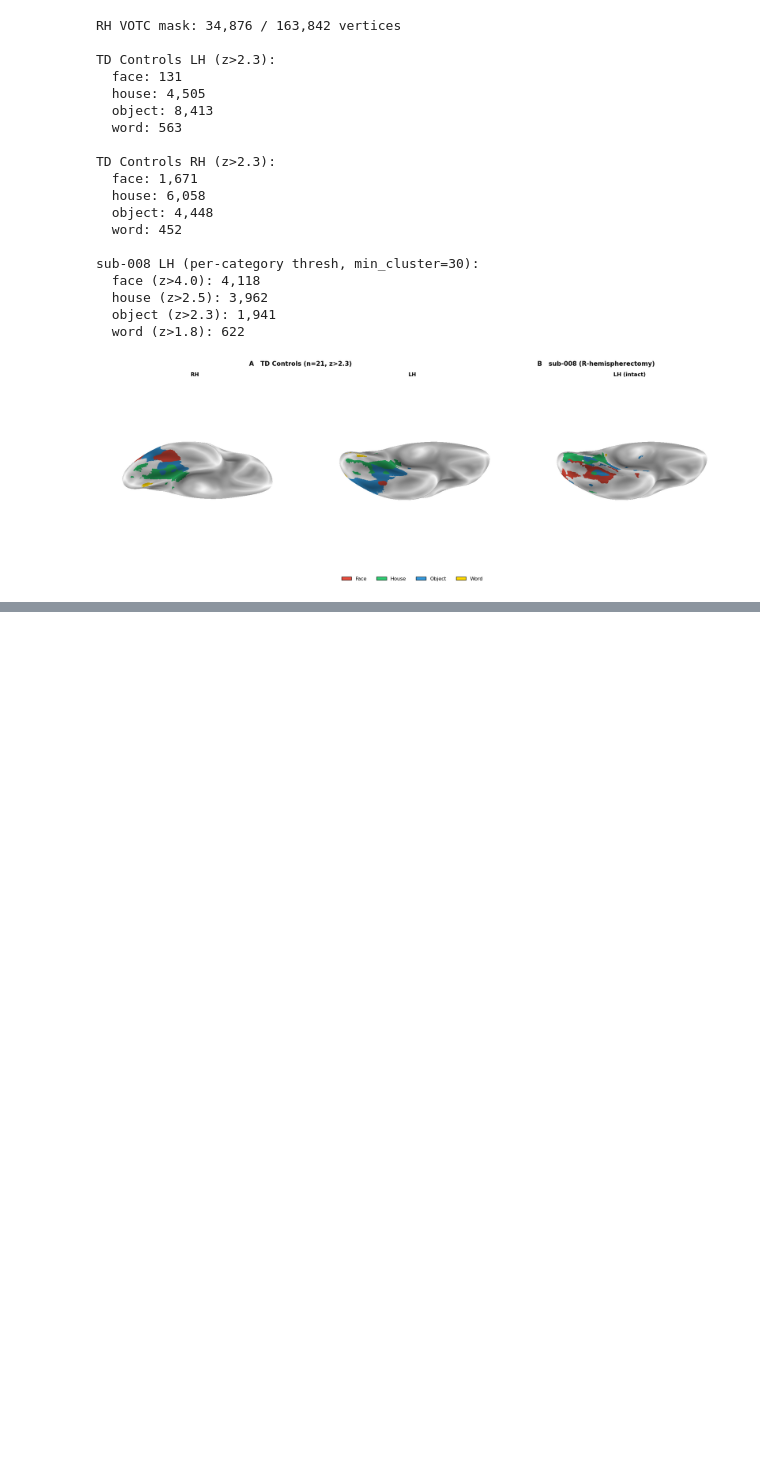
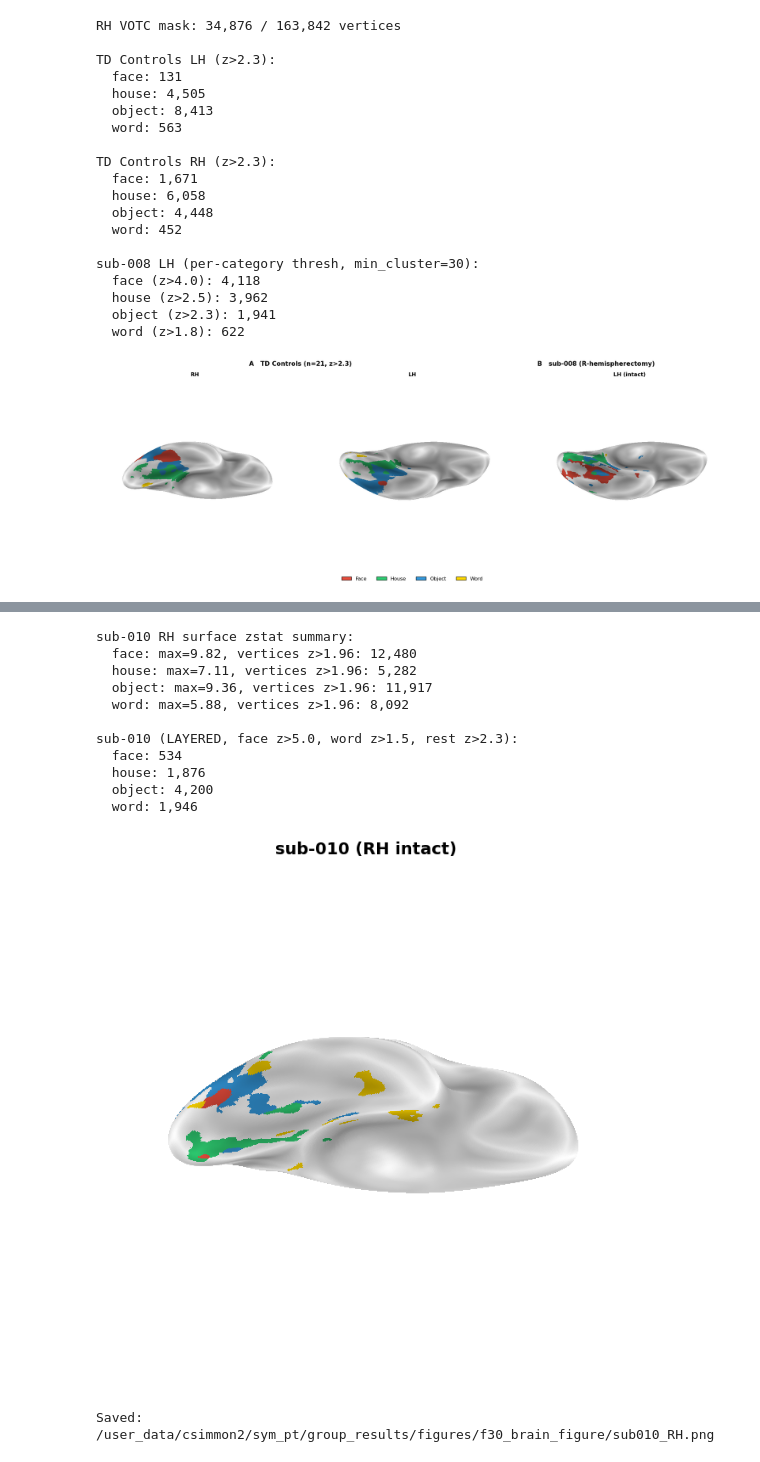
Before and after one commit to cnsimmons/sym_pt, a Jupyter notebook: brain_figure_forF30.ipynb, the cells around one changed output, grey strips where cells are left out. Cells and saved outputs as stored; diff of their text form; code cells hidden in the pictures; blank space fills up the shorter version.

Commit message:
updated figures

```diff
--- a/brain_figure_forF30.ipynb
+++ b/brain_figure_forF30.ipynb
@@ -901,0 +909,63 @@ for roi_map, hemi, mesh_key, sulc_key, fname, title in [
+# %%
+# sub-010: L-resection, intact RH
+
+patient_sid_2 = 'sub-010'
+info_010 = subjects[patient_sid_2]
+first_ses_010 = info_010['sessions'][0]
+actual_first_010 = info_010['actual_first_ses']
+
+surf_z_010 = project_zstats_to_surface(
+    patient_sid_2, first_ses_010, actual_first_010, 'right', use_mni_dir=None)
+
+# Check signal
+print(f"sub-010 RH surface zstat summary:")
+for cat in CATEGORIES:
+    z = surf_z_010[cat]
+    print(f"  {cat}: max={z.max():.2f}, vertices z>1.96: {(z > 1.96).sum():,}")
+
+# Layered ROI — same approach as sub-008
+PAT010_THRESH = 2.3
+PAT010_FACE_THRESH = 5.0
+PAT010_WORD_THRESH = 1.5
+
+# Need RH mesh faces for cluster cleaning
+coords_rh, faces_mesh_rh = load_surf_mesh(fsaverage['infl_right'])
+
+pat_layer_010 = layered_roi(surf_z_010, PAT010_THRESH, votc_mask_surf_rh,
+                            word_threshold=PAT010_WORD_THRESH,
+                            face_threshold=PAT010_FACE_THRESH)
+pat_layer_010 = remove_small_clusters(pat_layer_010, faces_mesh_rh, min_size=30)
+
+print(f"\nsub-010 (LAYERED, face z>{PAT010_FACE_THRESH}, word z>{PAT010_WORD_THRESH}, rest z>{PAT010_THRESH}):")
+for c, cat in enumerate(CATEGORIES):
+    print(f"  {cat}: {np.sum(pat_layer_010 == (c+1)):,}")
+
+# Plot standalone
+fig, ax = plt.subplots(1, 1, figsize=(8, 8), subplot_kw={'projection': '3d'})
+plot_surf_roi(fsaverage['infl_right'], roi_map=pat_layer_010,
+    hemi='right', view='ventral',
+    cmap=cat_cmap_bright, vmin=0, vmax=4,
+    bg_map=fsaverage['sulc_right'],
+    bg_on_data=True, darkness=0.5, axes=ax)
+ax.set_title('sub-010 (RH intact)', fontsize=14, fontweight='bold')
+plt.show()
+
+# Save transparent
+out_path = os.path.join(out_dir, 'sub010_RH.png')
+fig.savefig(out_path, dpi=300, bbox_inches='tight', transparent=True)
+print(f'Saved: {out_path}')
+#plt.close(fig)
+# %% [output]
+sub-010 RH surface zstat summary:
+  face: max=9.82, vertices z>1.96: 12,480
+  house: max=7.11, vertices z>1.96: 5,282
+  object: max=9.36, vertices z>1.96: 11,917
+  word: max=5.88, vertices z>1.96: 8,092
+
+sub-010 (LAYERED, face z>5.0, word z>1.5, rest z>2.3):
+  face: 534
+  house: 1,876
+  object: 4,200
+  word: 1,946
+[figure, added]
+Saved: /user_data/csimmon2/sym_pt/group_results/figures/f30_brain_figure/sub010_RH.png
```
Also changed, not shown: parts of 2 cells of this notebook.
